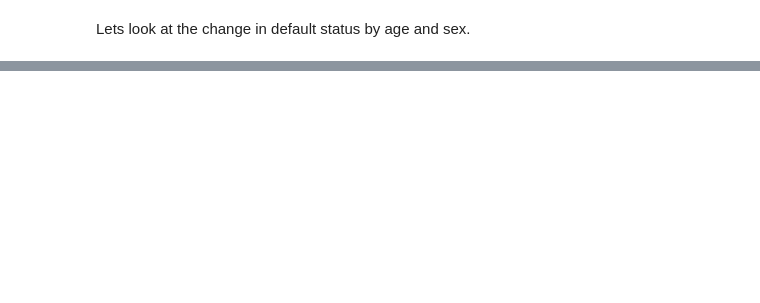
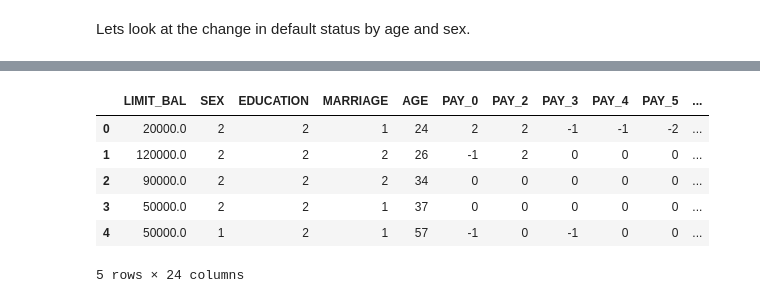
Before and after one commit to OTeeEnabor/credit_card_default, a Jupyter notebook: main.ipynb, the cells around one changed output, grey strips where cells are left out. Cells and saved outputs as stored; diff of their text form; code cells hidden in the pictures; blank space fills up the shorter version.

Commit message:
data analysis and modelling for credit default detection.

```diff
--- a/main.ipynb
+++ b/main.ipynb
@@ -595,0 +895,14 @@ From the plot above, we can see that for this customer base, the likelihood of d
+# %%
+# create bins for the lim balance
+lim_bal_bins = [5000,10000, 50000, 100000, 150000, 200000, 500000, 1000000]
+# bin the age values into discrete intervals
+df["LIMIT_BINS"] = pd.cut(x= df["LIMIT_BAL"], bins = lim_bal_bins, right=True)
+# change limit bin to category
+df["LIMIT_BINS"] = df["LIMIT_BINS"].astype("str")
+# create df for seperating lim bins by bin and default status
+lim_bal_target = (df.
+              groupby(["LIMIT_BINS","def_pay"])["ID"]
+              .count()
+              .unstack())
+
+lim_bins_order = ["(5000, 10000]", "(10000, 50000]","(50000, 100000]","(100000, 150000]","(150000, 200000]","(200000, 500000]","(500000, 1000000]"]
@@ -722,0 +1282,14 @@ From the plot above we can infer, that in all age bin, the women of this bank te
+# %%
+#
+df["SEX"] = df["SEX"].astype("category")
+df["EDUCATION"] = df["EDUCATION"].astype("category")
+df["MARRIAGE"] = df["MARRIAGE"].astype("category")
+df["MARRIAGE"] = df["MARRIAGE"].astype("category")
+df["def_pay"] = df["def_pay"].astype("category")
+df["age_bins"] = df["age_bins"].astype("category")
+df["PAY_0"] = df["PAY_0"].astype("category")
+df["PAY_2"] = df["PAY_2"].astype("category")
+df["PAY_3"] = df["PAY_3"].astype("category")
+df["PAY_4"] = df["PAY_4"].astype("category")
+df["PAY_5"] = df["PAY_5"].astype("category")
+df["PAY_6"] = df["PAY_6"].astype("category")
@@ -722,0 +1310,3 @@ From the plot above we can infer, that in all age bin, the women of this bank te
+# %%
+df_model = df.copy()
+df_model.head()
@@ -722,0 +1321,12 @@ From the plot above we can infer, that in all age bin, the women of this bank te
+# %%
+features = df_model.drop(labels=["ID","age_bins","def_pay"], axis=1)
+# %%
+features.head()
+# %% [output]
+|  | LIMIT_BAL | SEX | EDUCATION | MARRIAGE | AGE | PAY_0 | PAY_2 | PAY_3 | PAY_4 | PAY_5 | ... |
+| 0 | 20000.0 | 2 | 2 | 1 | 24 | 2 | 2 | -1 | -1 | -2 | ... |
+| 1 | 120000.0 | 2 | 2 | 2 | 26 | -1 | 2 | 0 | 0 | 0 | ... |
+| 2 | 90000.0 | 2 | 2 | 2 | 34 | 0 | 0 | 0 | 0 | 0 | ... |
+| 3 | 50000.0 | 2 | 2 | 1 | 37 | 0 | 0 | 0 | 0 | 0 | ... |
+| 4 | 50000.0 | 1 | 2 | 1 | 57 | -1 | 0 | -1 | 0 | 0 | ... |
+5 rows × 24 columns
```
Also changed, not shown: parts of 72 cells of this notebook.
